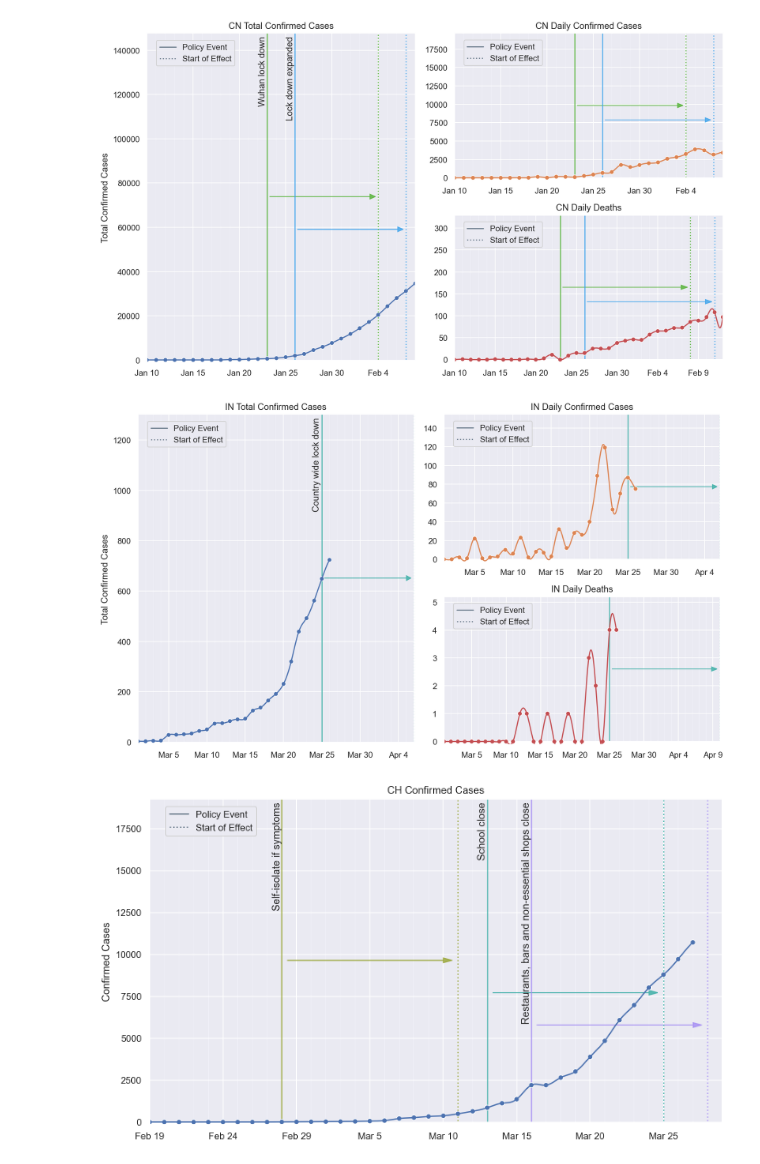
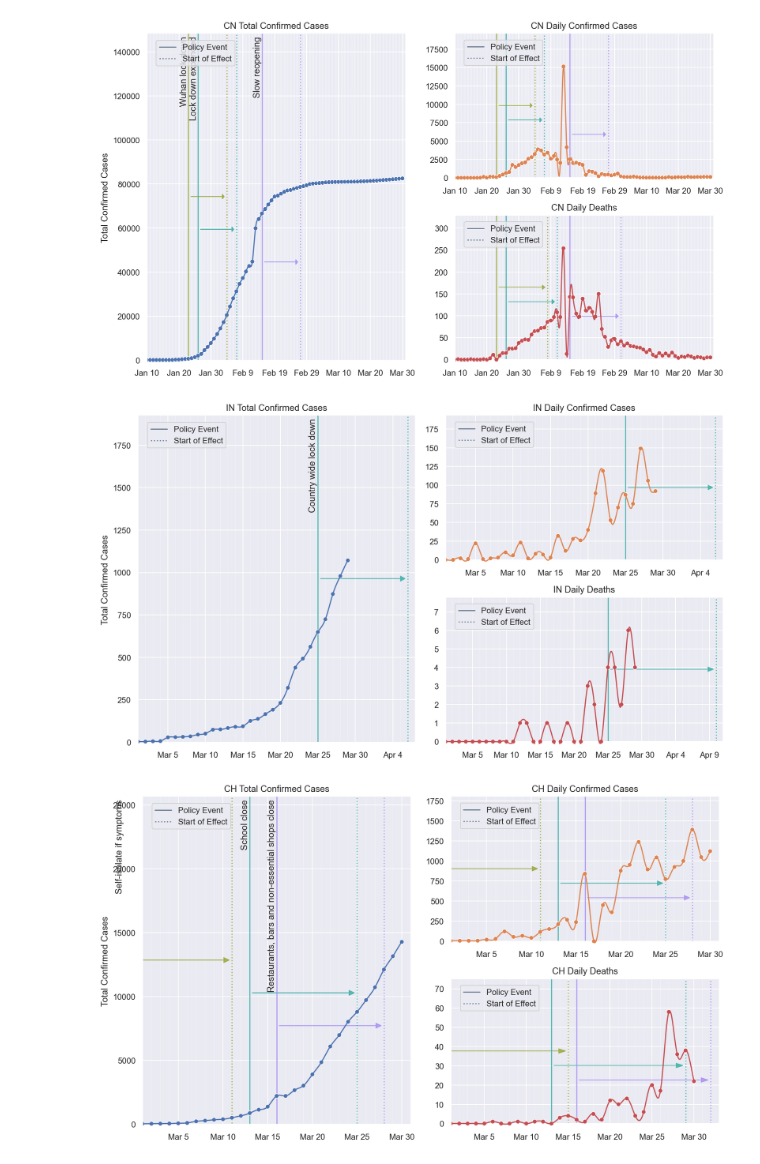
Before and after one commit to arnfred/covid-19, a Jupyter notebook: Covid-plotting.ipynb, the cells around one changed output. Drawn from its saved outputs; the diff is of its cells as text; code cells hidden in the pictures.

Commit message:
Updating plots for 2020-03-31

```diff
--- a/Covid-plotting.ipynb
+++ b/Covid-plotting.ipynb
@@ -76,10 +76,10 @@ def plot_timeline(title, df, metadata, start_date, ax, allow_minus = False, show
     plot_floor = min(y)-((max(y)-min(y))*0.1) if allow_minus else max(y)*-(0.012/y_scale)
     data_start_date = pd.to_datetime(df.index[0]).date()
     data_end_date = pd.to_datetime(df.index[-1]).date()
-    delay_past_data_end_date = event_delay - (data_end_date - metadata['events'][-1]['date']).days if event_delay else 0
-    end_date = data_end_date if (event_delay is None or delay_past_data_end_date < 0) else data_end_date + timedelta(delay_past_data_end_date)
+    delay_past_data_end_date = event_delay - (data_end_date - metadata['events'][-1]['date']).days + 1 if event_delay else 0
+    end_date = data_end_date + timedelta(days=1) if (event_delay is None or delay_past_data_end_date < 0) else data_end_date + timedelta(delay_past_data_end_date)
     plot_start = (start_date - data_start_date).days
-    plot_end = len(df) if event_delay is None else len(df) + delay_past_data_end_date
+    plot_end = plot_start + (end_date - start_date).days
     plot_width = plot_end - plot_start
     phases_y_delta = 0 if len(metadata['phases']) == 0 else 0.07
 
@@ -110,7 +110,7 @@ def plot_timeline(title, df, metadata, start_date, ax, allow_minus = False, show
         color = phase_colors[len(phase_colors)-len(metadata['phases'])+i]
         rect = patches.Rectangle((start_x, plot_ceil), width, (-plot_ceil*0.05) / y_scale, edgecolor=color, facecolor=color, zorder=0.8)
         ax.add_patch(rect)
-        label = "Phase {}: {}".format(i+1, phase['type'].title())
+        label = "{}".format(phase['type'].title())
         if show_text:
             ax.text(start_x + width/2.0, plot_ceil*0.987, label, verticalalignment='top', horizontalalignment='center')
 
@@ -129,7 +129,10 @@ def plot_timeline(title, df, metadata, start_date, ax, allow_minus = False, show
             #    ax.text(days + event_delay - (plot_width*0.02) / x_scale, plot_ceil*0.92, impact_label, rotation=90, verticalalignment='top')
         if show_text:
             label = "{}".format(event['label'])
-            ax.text(days - (plot_width*0.017) / x_scale, plot_ceil*(0.99 - phases_y_delta), label, rotation=90, verticalalignment='top')
+            if event.get("position","over") == "over":
+                ax.text(days - (plot_width*0.017) / x_scale, plot_ceil*(0.99 - phases_y_delta), label, rotation=90, verticalalignment='top')
+            else:
+                ax.text(days + (plot_width*0.007) / x_scale, plot_ceil*(0.99 - phases_y_delta), label, rotation=90, verticalalignment='top')
 
     # Plot extrapolated curve
     sns.lineplot(y=y_interpolate, x=x_interpolate, ax=ax, legend=False, color=line_color)
@@ -360,7 +365,8 @@ cn_metadata = {
     "country_code": "CN",
     "events": [
         {"type": "policy", "label": "Wuhan lock down", "date": date(2020, 1, 23), "source": ""},
-        {"type": "policy", "label": "Lock down expanded", "date": date(2020, 1, 26), "source": ""}
+        {"type": "policy", "label": "Lock down expanded", "date": date(2020, 1, 26), "source": ""},
+        {"type": "policy", "label": "Slow reopening", "date": date(2020, 2, 15), "source": ""}
     ],
     "phases": []
 
@@ -368,7 +374,7 @@ cn_metadata = {
 plot_country(cn_metadata, date(2020, 1, 10))
 plt.savefig("plots/cn.png", dpi=300)
 # %% [output]
-[figure, old version]
+[figure, new version]
 # %%
 in_metadata = {
     "country": "India",
@@ -382,23 +388,23 @@ in_metadata = {
 plot_country(in_metadata, date(2020, 3, 1))
 plt.savefig("plots/in.png", dpi=300)
 # %% [output]
-[figure, old version]
+[figure, new version]
 # %%
 
 ch_metadata = {
     "country": "Switzerland",
     "country_code": "CH",
     "events": [
 
         {"type": "policy", "label": "Self-isolate if symptoms", "date": date(2020, 2, 28), "source": "https://en.wikipedia.org/wiki/2020_coronavirus_pandemic_in_Switzerland"},
                 {"type": "policy", "label": "School close", "date": date(2020, 3, 13), "source": "https://en.wikipedia.org/wiki/2020_coronavirus_pandemic_in_Switzerland"},
         {"type": "policy", "label": "Restaurants, bars and non-essential shops close", "date": date(2020, 3, 16), "source": "https://en.wikipedia.org/wiki/2020_coronavirus_pandemic_in_Switzerland"},
     ],
     "phases": [
     ]
 }
 
-ax0 = plt.gca()
-plot_timeline("Confirmed Cases", data.loc[ch_metadata['country']]['total_cases'], ch_metadata, date(2020, 2, 19), ax0, event_delay = 12)
+plot_country(ch_metadata, date(2020, 3, 1))
+plt.savefig("plots/ch.png", dpi=300)
 # %% [output]
-[figure, old version]
+[figure, new version]
```
Also changed, not shown: parts of 11 cells of this notebook, 12 other files.
